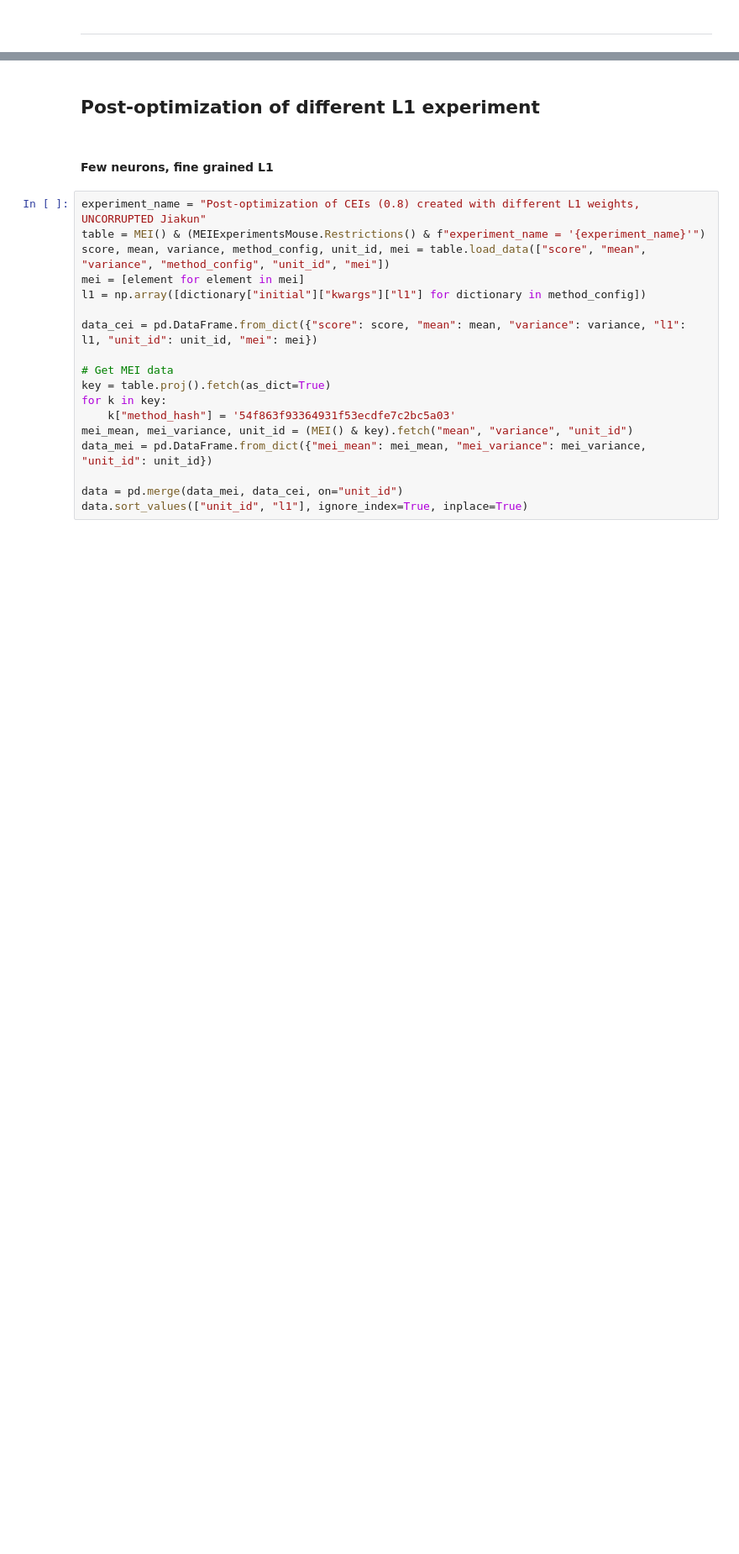
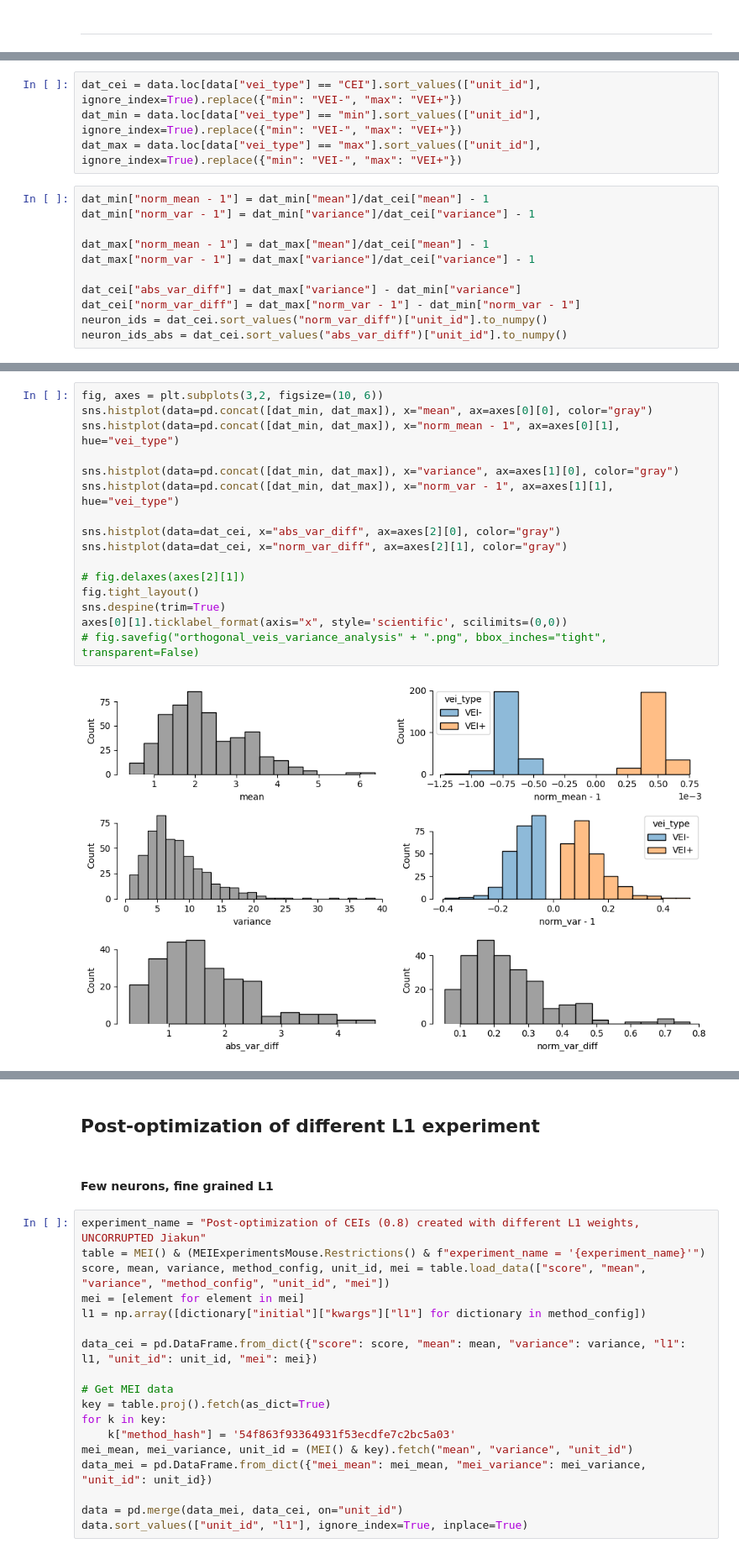
Before and after one commit to sinzlab/nnsysident, a Jupyter notebook: notebooks/mei_demo.ipynb, the cells around one changed output, grey strips where cells are left out. Shown at 84% size. Saved outputs shown, nothing was run; the diff lists cells and outputs as text; blank space fills up the shorter version.

```diff
--- a/notebooks/mei_demo.ipynb
+++ b/notebooks/mei_demo.ipynb
@@ -46,0 +230,15 @@ ___
+# %%
+dat_cei = data.loc[data["vei_type"] == "CEI"].sort_values(["unit_id"], ignore_index=True).replace({"min": "VEI-", "max": "VEI+"})
+dat_min = data.loc[data["vei_type"] == "min"].sort_values(["unit_id"], ignore_index=True).replace({"min": "VEI-", "max": "VEI+"})
+dat_max = data.loc[data["vei_type"] == "max"].sort_values(["unit_id"], ignore_index=True).replace({"min": "VEI-", "max": "VEI+"})
+# %%
+dat_min["norm_mean - 1"] = dat_min["mean"]/dat_cei["mean"] - 1
+dat_min["norm_var - 1"] = dat_min["variance"]/dat_cei["variance"] - 1
+
+dat_max["norm_mean - 1"] = dat_max["mean"]/dat_cei["mean"] - 1
+dat_max["norm_var - 1"] = dat_max["variance"]/dat_cei["variance"] - 1
+
+dat_cei["abs_var_diff"] = dat_max["variance"] - dat_min["variance"]
+dat_cei["norm_var_diff"] = dat_max["norm_var - 1"] - dat_min["norm_var - 1"]
+neuron_ids = dat_cei.sort_values("norm_var_diff")["unit_id"].to_numpy()
+neuron_ids_abs = dat_cei.sort_values("abs_var_diff")["unit_id"].to_numpy()
@@ -46,0 +251,18 @@ ___
+# %%
+fig, axes = plt.subplots(3,2, figsize=(10, 6))
+sns.histplot(data=pd.concat([dat_min, dat_max]), x="mean", ax=axes[0][0], color="gray")
+sns.histplot(data=pd.concat([dat_min, dat_max]), x="norm_mean - 1", ax=axes[0][1], hue="vei_type")
+
+sns.histplot(data=pd.concat([dat_min, dat_max]), x="variance", ax=axes[1][0], color="gray")
+sns.histplot(data=pd.concat([dat_min, dat_max]), x="norm_var - 1", ax=axes[1][1], hue="vei_type")
+
+sns.histplot(data=dat_cei, x="abs_var_diff", ax=axes[2][0], color="gray")
+sns.histplot(data=dat_cei, x="norm_var_diff", ax=axes[2][1], color="gray")
+
+# fig.delaxes(axes[2][1])
+fig.tight_layout()
+sns.despine(trim=True)
+axes[0][1].ticklabel_format(axis="x", style='scientific', scilimits=(0,0))
+# fig.savefig("orthogonal_veis_variance_analysis" + ".png", bbox_inches="tight", transparent=False)
+# %% [output]
+[figure, added]
```
Also changed, not shown: parts of 55 cells of this notebook, 6 other files.
